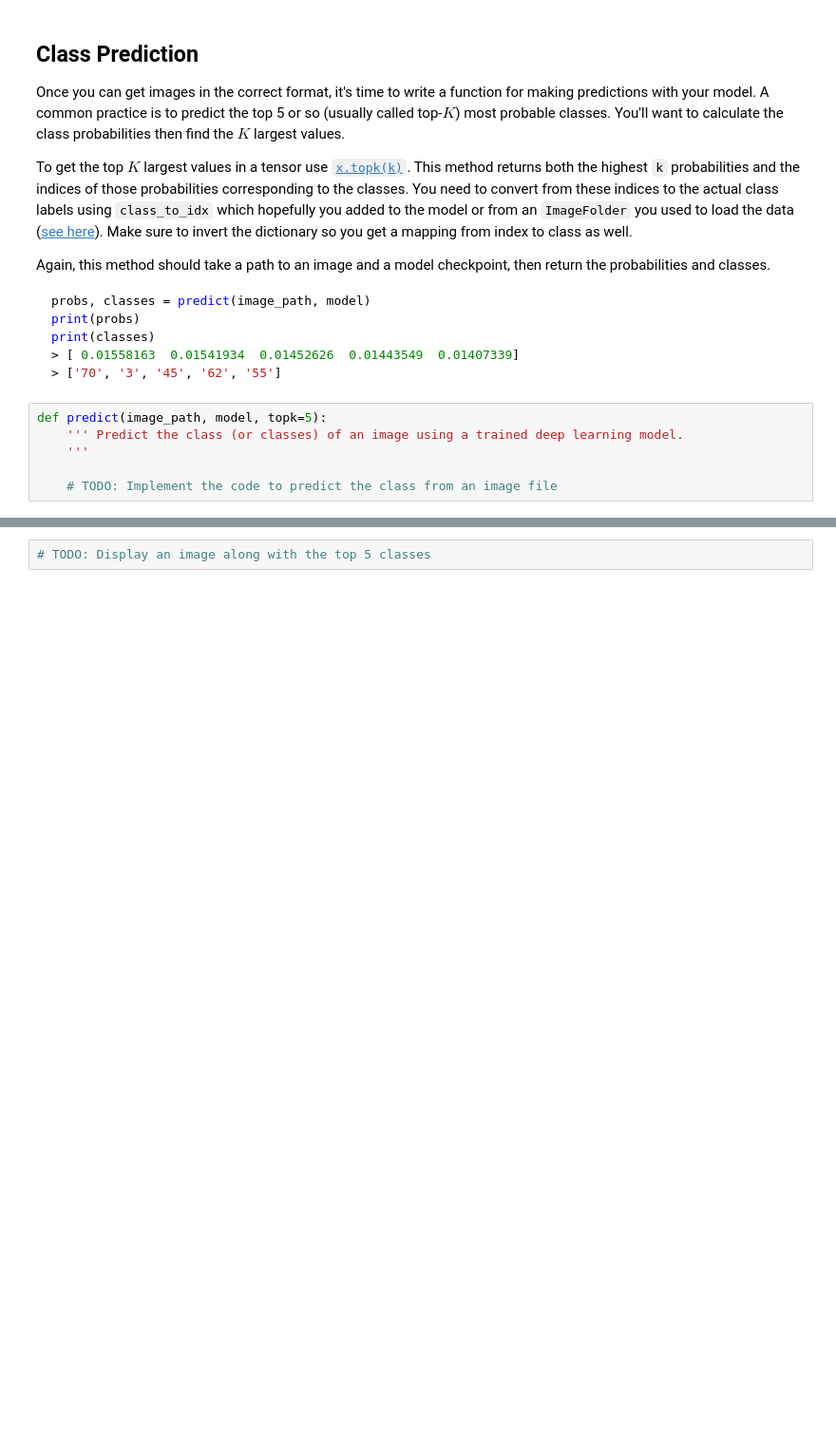
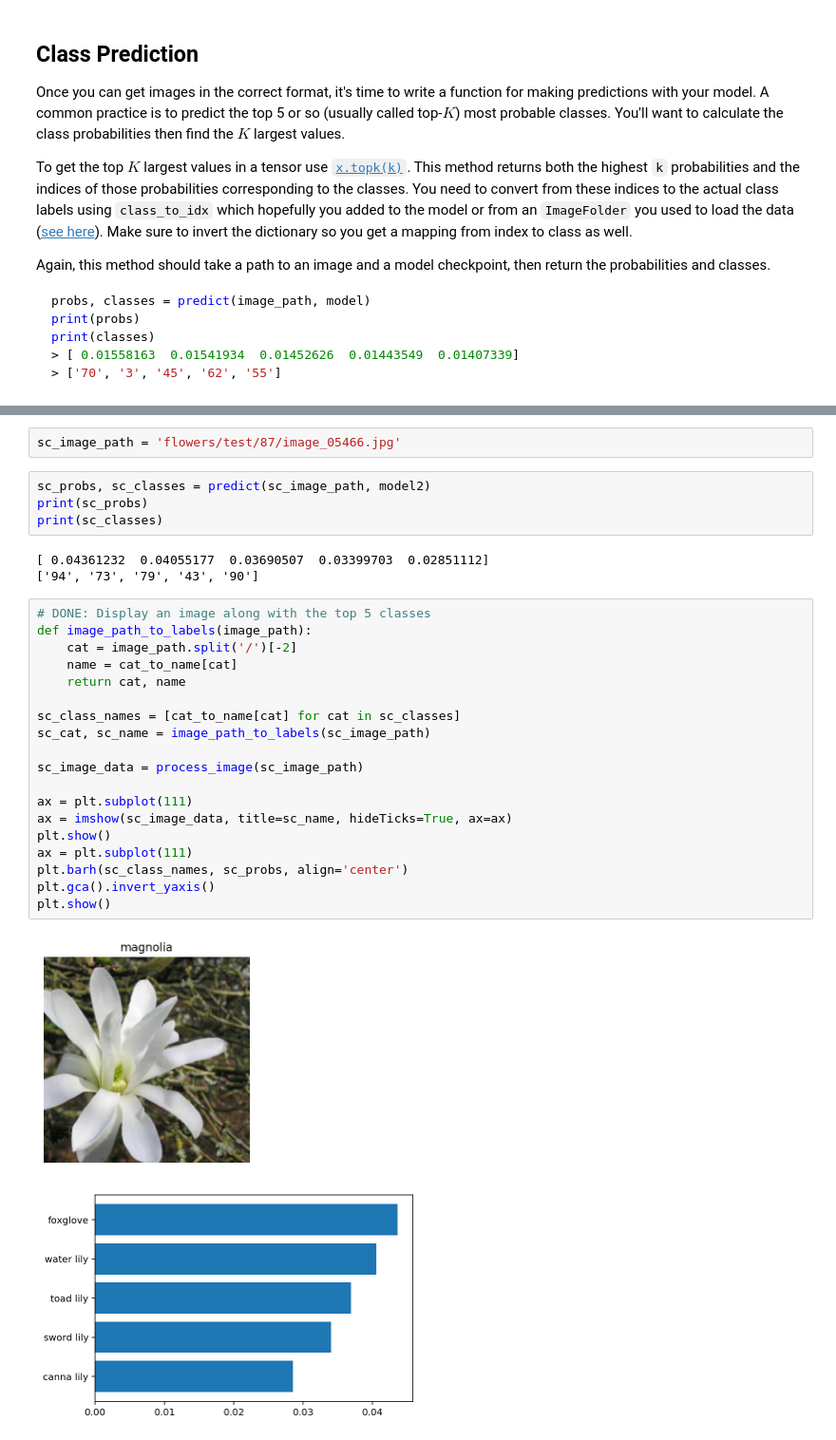
Before and after one commit to tweiss47/aipnd-project, a Jupyter notebook: Image Classifier Project.ipynb, the cells around one changed output, grey strips where cells are left out. Shown at 95% size. Cells and saved outputs as stored; diff of their text form; blank space fills up the shorter version.

````diff
--- a/Image Classifier Project.ipynb
+++ b/Image Classifier Project.ipynb
@@ -198,9 +477,3 @@ print(classes)
 > [ 0.01558163  0.01541934  0.01452626  0.01443549  0.01407339]
 > ['70', '3', '45', '62', '55']
 ```
-# %%
-def predict(image_path, model, topk=5):
-    ''' Predict the class (or classes) of an image using a trained deep learning model.
-    '''
-
-    # TODO: Implement the code to predict the class from an image file
@@ -212,5 +520,34 @@ Now that you can use a trained model for predictions, check to make sure it make
 <img src='assets/inference_example.png' width=300px>
 
 You can convert from the class integer encoding to actual flower names with the `cat_to_name.json` file (should have been loaded earlier in the notebook). To show a PyTorch tensor as an image, use the `imshow` function defined above.
-# %%
-# TODO: Display an image along with the top 5 classes
+# %%
+sc_image_path = 'flowers/test/87/image_05466.jpg'
+# %%
+sc_probs, sc_classes = predict(sc_image_path, model2)
+print(sc_probs)
+print(sc_classes)
+# %% [output]
+[ 0.04361232  0.04055177  0.03690507  0.03399703  0.02851112]
+['94', '73', '79', '43', '90']
+# %%
+# DONE: Display an image along with the top 5 classes
+def image_path_to_labels(image_path):
+    cat = image_path.split('/')[-2]
+    name = cat_to_name[cat]
+    return cat, name
+
+sc_class_names = [cat_to_name[cat] for cat in sc_classes]
+sc_cat, sc_name = image_path_to_labels(sc_image_path)
+
+sc_image_data = process_image(sc_image_path)
+
+ax = plt.subplot(111)
+ax = imshow(sc_image_data, title=sc_name, hideTicks=True, ax=ax)
+plt.show()
+ax = plt.subplot(111)
+plt.barh(sc_class_names, sc_probs, align='center')
+plt.gca().invert_yaxis()
+plt.show()
+# %% [output]
+[figure, added]
+[figure, added]
````
Also changed, not shown: parts of 24 cells of this notebook, 4 other files.
